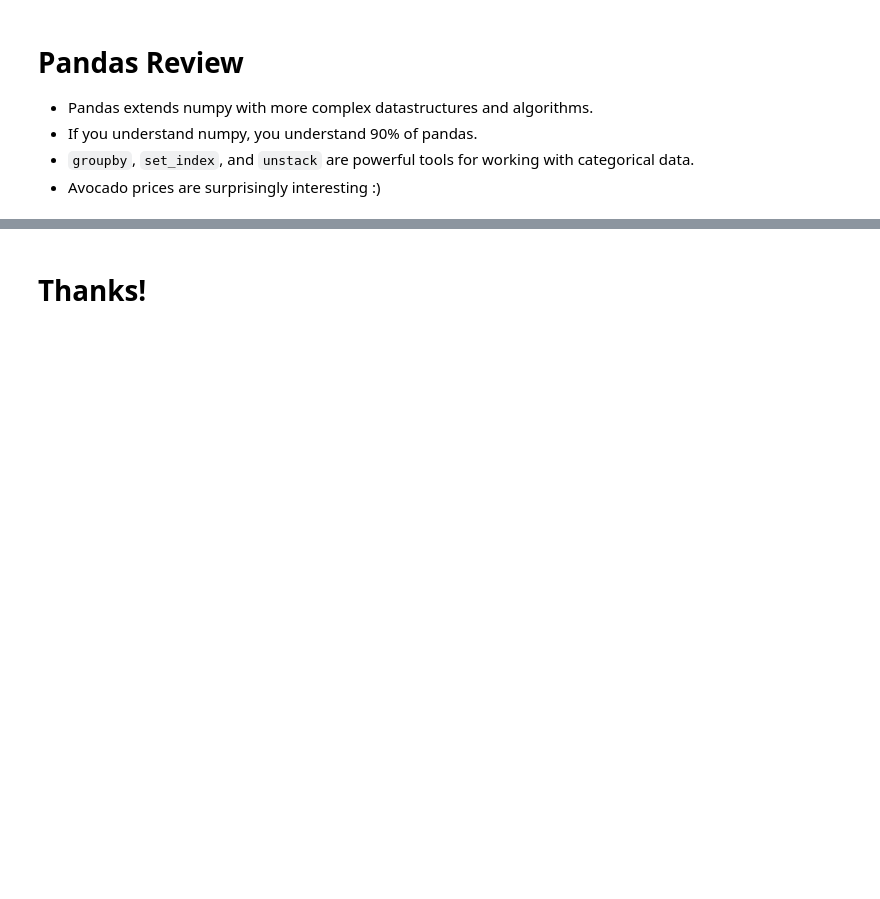
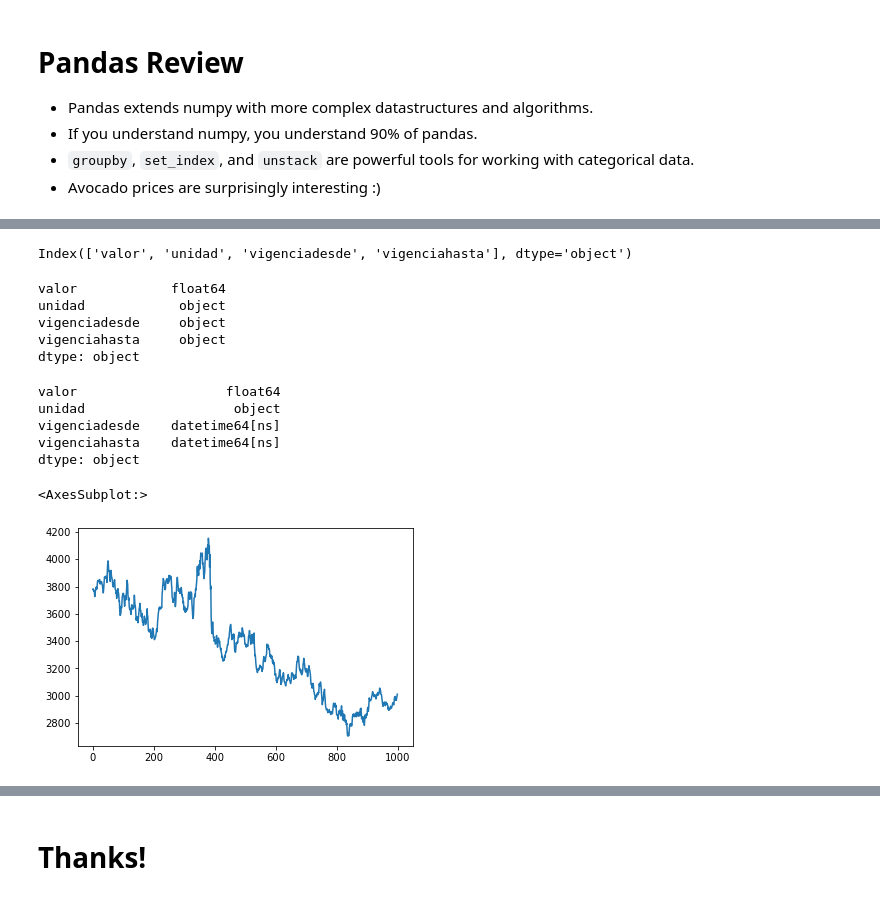
Before and after one commit to nestorsgarzonc/MetNumUN2021II, a Jupyter notebook: Lab2/negarzonc_scottsanderson.ipynb, the cells around one changed output, grey strips where cells are left out. Drawn from its saved outputs; the diff is of its cells as text; code cells hidden in the pictures; blank space fills up the shorter version.

```diff
--- a/Lab2/negarzonc_scottsanderson.ipynb
+++ b/Lab2/negarzonc_scottsanderson.ipynb
@@ -1436,0 +1443,2 @@ ax.set_xticklabels(ax.get_xticklabels(), rotation=45);
+# %%
+df = pd.read_csv('https://www.datos.gov.co/resource/mcec-87by.csv')
@@ -1436,0 +1454,28 @@ ax.set_xticklabels(ax.get_xticklabels(), rotation=45);
+# %%
+df.columns
+# %% [output]
+Index(['valor', 'unidad', 'vigenciadesde', 'vigenciahasta'], dtype='object')
+# %%
+df.dtypes
+# %% [output]
+valor            float64
+unidad            object
+vigenciadesde     object
+vigenciahasta     object
+dtype: object
+# %%
+df['vigenciadesde'] = pd.to_datetime(df['vigenciadesde'])
+df['vigenciahasta'] = pd.to_datetime(df['vigenciahasta'])
+# %%
+df.dtypes
+# %% [output]
+valor                   float64
+unidad                   object
+vigenciadesde    datetime64[ns]
+vigenciahasta    datetime64[ns]
+dtype: object
+# %%
+df.valor.plot()
+# %% [output]
+<AxesSubplot:>
+[figure, added]
```
Also changed, not shown: parts of 8 cells of this notebook.
